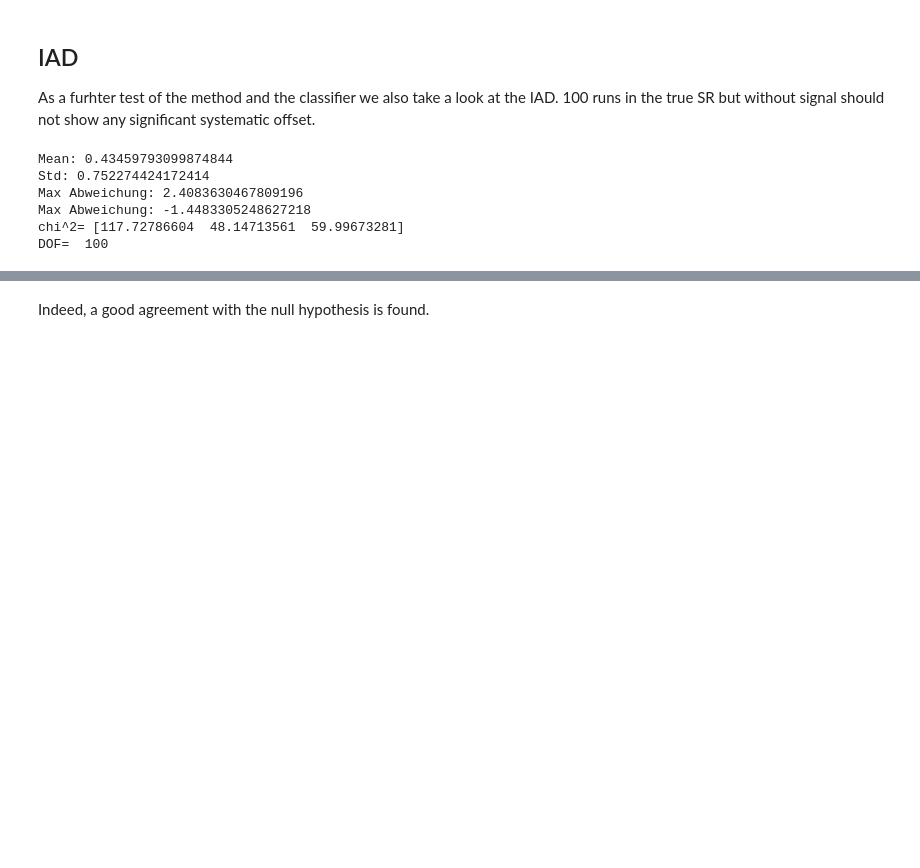
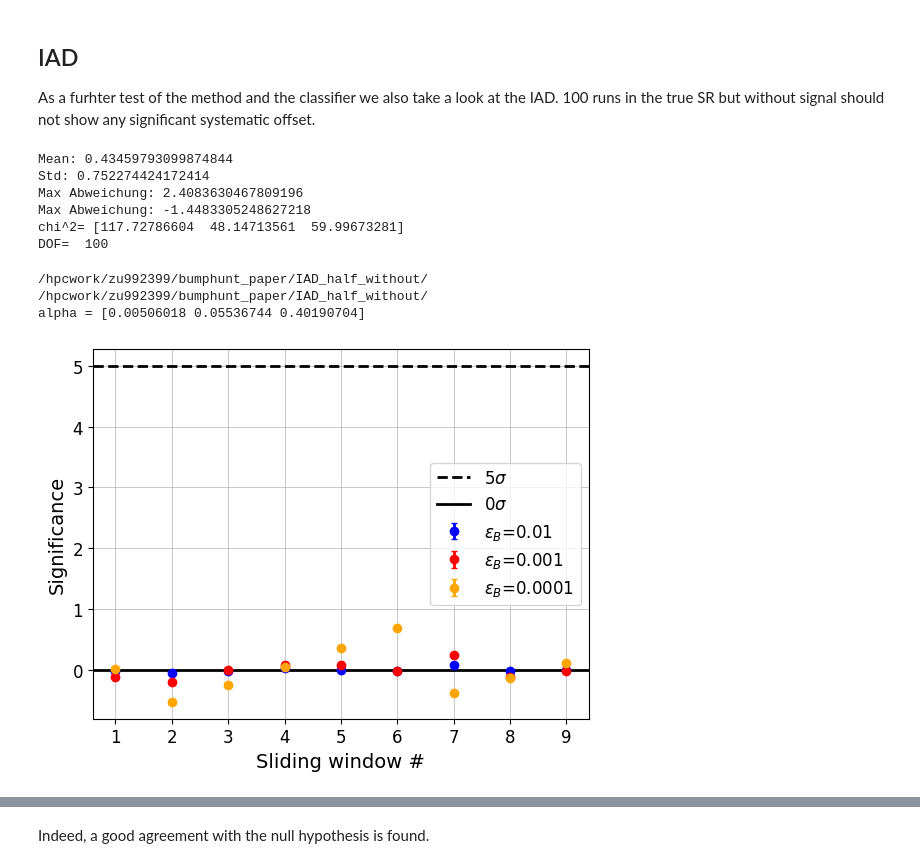
Before and after one commit to mariehein/bumphunt_paper, a Jupyter notebook: bumphunt_plotting.ipynb, the cells around one changed output, grey strips where cells are left out. Saved outputs shown, nothing was run; the diff lists cells and outputs as text; code cells hidden in the pictures; blank space fills up the shorter version.

```diff
--- a/bumphunt_plotting.ipynb
+++ b/bumphunt_plotting.ipynb
@@ -251,3 +251,15 @@ Max Abweichung: 2.4083630467809196
 Max Abweichung: -1.4483305248627218
 chi^2= [117.72786604  48.14713561  59.99673281]
 DOF=  100
+# %%
+folder = general_directory+"IAD_half_without/"
+results, rel_results, true_results, rel_error = bump_hunt(folder, True)
+IAD_error = np.mean(rel_error,axis=(1,2))
+results, rel_results, true_results, rel_error = bump_hunt(folder, True, err=IAD_error)
+plotting(rel_results, true_results, "IAD_half_without")
+print("alpha =", IAD_error)
+# %% [output]
+/hpcwork/zu992399/bumphunt_paper/IAD_half_without/
+/hpcwork/zu992399/bumphunt_paper/IAD_half_without/
+alpha = [0.00506018 0.05536744 0.40190704]
+[figure, added]
```
Also changed, not shown: parts of 2 cells of this notebook, 2 other files.
